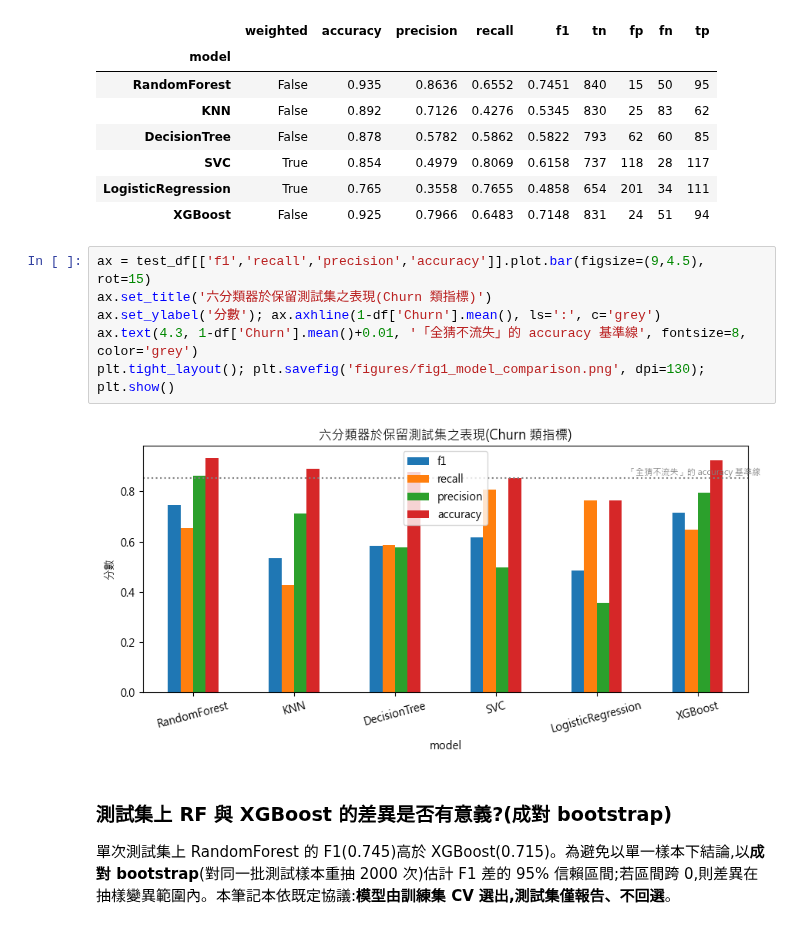
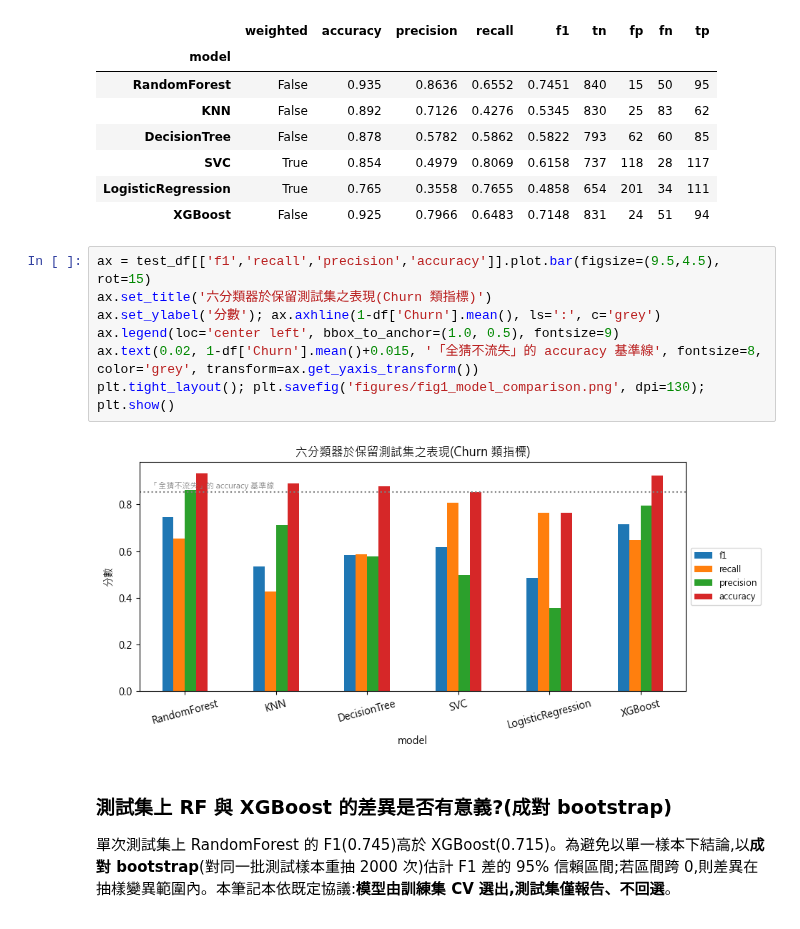
Before and after one commit to pokai-huang0828/UTS_workspace, a Jupyter notebook: Artificial Intelligence for Enterprises/Assessment2a/Huang_26254793_421104_Assessment 2a.ipynb, the cells around one changed output. Cells and saved outputs as stored; diff of their text form.

```diff
--- a/Artificial Intelligence for Enterprises/Assessment2a/Huang_26254793_421104_Assessment 2a.ipynb
+++ b/Artificial Intelligence for Enterprises/Assessment2a/Huang_26254793_421104_Assessment 2a.ipynb
@@ -287,13 +287,14 @@ test_df.round(4)
 | LogisticRegression | True | 0.765 | 0.3558 | 0.7655 | 0.4858 | 654 | 201 | 34 | 111 |
 | XGBoost | False | 0.925 | 0.7966 | 0.6483 | 0.7148 | 831 | 24 | 51 | 94 |
 # %%
-ax = test_df[['f1','recall','precision','accuracy']].plot.bar(figsize=(9,4.5), rot=15)
+ax = test_df[['f1','recall','precision','accuracy']].plot.bar(figsize=(9.5,4.5), rot=15)
 ax.set_title('六分類器於保留測試集之表現(Churn 類指標)')
 ax.set_ylabel('分數'); ax.axhline(1-df['Churn'].mean(), ls=':', c='grey')
-ax.text(4.3, 1-df['Churn'].mean()+0.01, '「全猜不流失」的 accuracy 基準線', fontsize=8, color='grey')
+ax.legend(loc='center left', bbox_to_anchor=(1.0, 0.5), fontsize=9)
+ax.text(0.02, 1-df['Churn'].mean()+0.015, '「全猜不流失」的 accuracy 基準線', fontsize=8, color='grey', transform=ax.get_yaxis_transform())
 plt.tight_layout(); plt.savefig('figures/fig1_model_comparison.png', dpi=130); plt.show()
 # %% [output]
-[figure, old version]
+[figure, new version]
 # %% [markdown]
 ### 測試集上 RF 與 XGBoost 的差異是否有意義?(成對 bootstrap)
 
```
Also changed, not shown: parts of 4 cells of this notebook, 6 other files.
